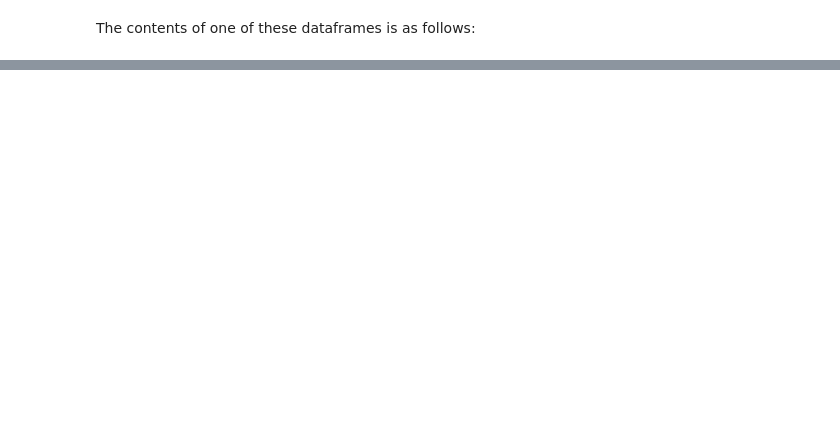
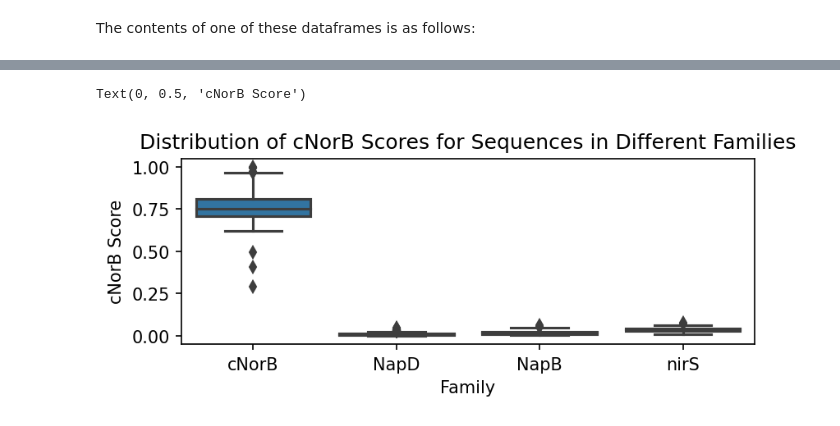
Before and after one commit to PNNL-CompBio/Snekmer, a Jupyter notebook: resources/tutorial/snekmer_demo.ipynb, the cells around one changed output, grey strips where cells are left out. Cells and saved outputs as stored; diff of their text form; code cells hidden in the pictures; blank space fills up the shorter version.

Commit message:
Create up-to-date Snekmer demo notebook. Fixes #29
Also partially addresses #27, #36

```diff
--- a/resources/tutorial/snekmer_demo.ipynb
+++ b/resources/tutorial/snekmer_demo.ipynb
@@ -185,0 +182,9 @@ uncompressed filename wildcards:         ['12485-2500Genomes-nrfH_protein', 'Amo
+# %%
+# parse any background files
+bg_files = glob(os.path.join(input_dir, "background", "*"))
+if len(bg_files) > 0:
+    bg_files = [skm.utils.split_file_ext(basename(f))[0] for f in bg_files]
+NON_BGS, BGS = [f for f in FAS if f not in bg_files], bg_files
+
+print("sample filename wildcards:\t", NON_BGS)
+print("background filename wildcards:\t", BGS)
@@ -186,17 +194,14 @@ uncompressed filename wildcards:         ['12485-2500Genomes-nrfH_protein', 'Amo
 # %% [markdown]
 Finally, the output (save) path is defined. (Note: this may change in future versions.)
 # %%
-# define output directory (helpful for multiple runs)
-out_dir = os.path.join(config['output']['save_dir'],
-                       config['map_function'],
-                       f"k-{config['k']:02}")
+# define output directory (and create if missing)
+output_dir = "demo_files/output"
 
-print("output directory:\t", out_dir)
+if not os.path.exists(output_dir):
+    os.makedirs(output_dir)
+
+print("output directory:\t", output_dir)
 
 # validity check
-if config['map_function'] not in kmf.alphabet.ALPHABETS.keys():
-    raise ValueError("Invalid alphabet specified; alphabet must be a"
-                     " string in the form 'reduced_alphabet_n' where"
-                     " n is an integer between 0 and"
-                     f" {len(kmf.alphabet.ALPHABETS)}.")
+skm.alphabet.check_valid(config["alphabet"])  # raises error if invalid alphabet
 # %% [output]
@@ -665 +747,11 @@ AmoA_AOA
+# %%
+plt.figure(figsize=(6,2), dpi=150)
+ax = sns.boxplot(x='family', y=f'{example_family}_score', data=example_score_output)
+
+ax.set_title(f"Distribution of {example_family} Scores for Sequences in Different Families")
+ax.set_xlabel("Family")
+ax.set_ylabel(f"{example_family} Score")
+# %% [output]
+Text(0, 0.5, 'cNorB Score')
+[figure, added]
 # %% [markdown]
```
Also changed, not shown: parts of 39 cells of this notebook, 9 other files.
